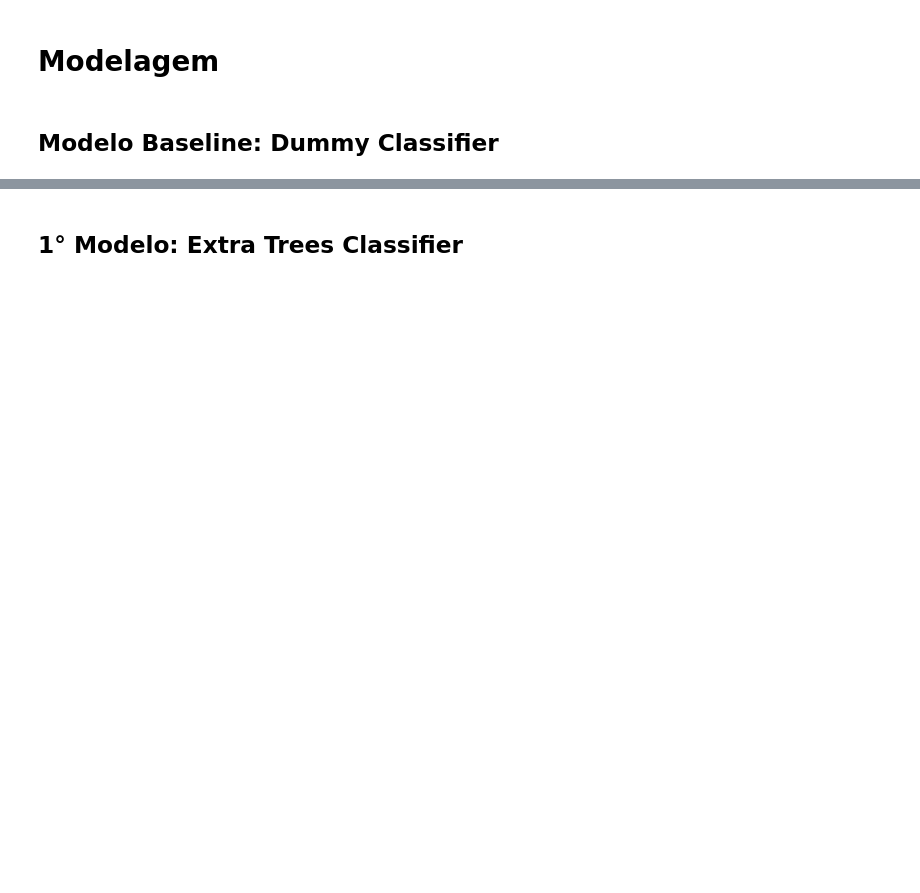
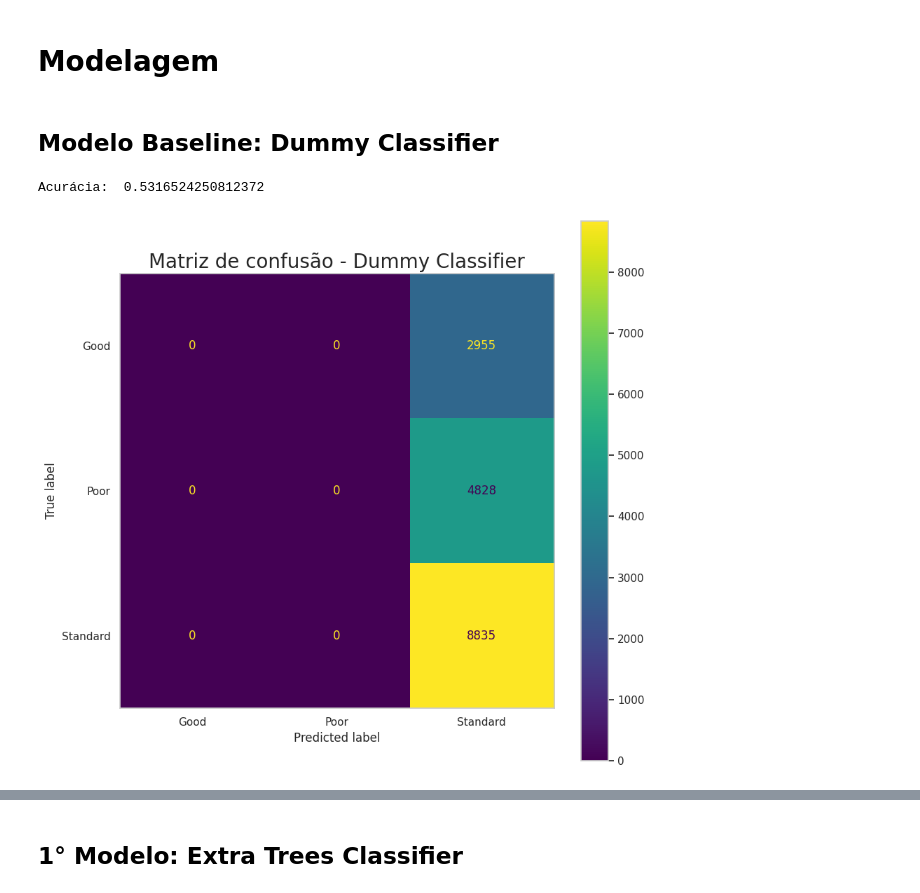
Before and after one commit to lpoggetto/aulas_machine_learning_FIAP, a Jupyter notebook: trabalho_final/trabalho_final_ml.ipynb, the cells around one changed output, grey strips where cells are left out. Drawn from its saved outputs; the diff is of its cells as text; code cells hidden in the pictures; blank space fills up the shorter version.

```diff
--- a/trabalho_final/trabalho_final_ml.ipynb
+++ b/trabalho_final/trabalho_final_ml.ipynb
@@ -821,14 +925,17 @@ dummymodel.fit(X_train, y_train)
 
 y_pred_dummy = dummymodel.predict(X_test)
 # %%
-print('Acurácia: ', accuracy_score(y_test, y_pred_dummy).round(4))
+print('Acurácia: ', accuracy_score(y_test, y_pred_dummy))
 cmp1 = ConfusionMatrixDisplay(confusion_matrix(y_test, y_pred_dummy), display_labels=['Good', 'Poor', 'Standard'])
 fig, ax = plt.subplots(figsize=(10,10))
 plt.grid(False)
 cmp1.plot(ax=ax)
-plt.rc('font', **font)
+plt.rc('font')
 plt.title('Matriz de confusão - Dummy Classifier', fontsize = 20)
 plt.show()
+# %% [output]
+Acurácia:  0.5316524250812372
+[figure, added]
 # %%
 r_auc_dummy = roc_auc_score(y_test, dummymodel.predict_proba(X_test), multi_class = 'ovo')
 print('Dummy Classifier tem AUROC = %.3f' % (r_auc_dummy))
```
Also changed, not shown: parts of 44 cells of this notebook.
